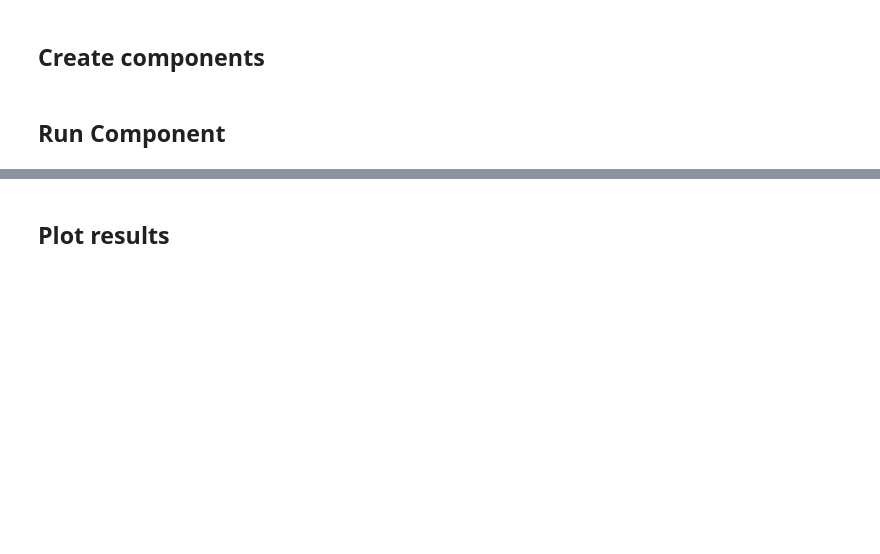
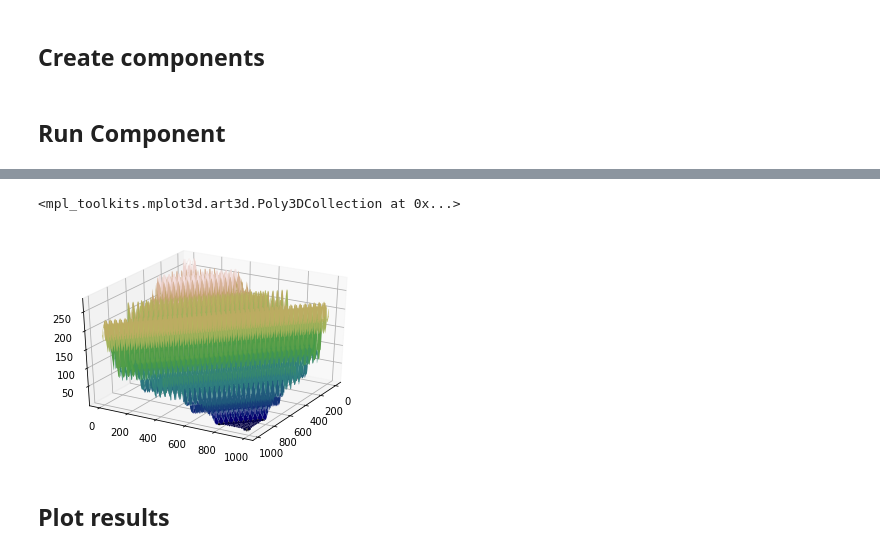
Before and after one commit to alanoMartins/LandLab_Explore, a Jupyter notebook: Component Shear stress Cont.ipynb, the cells around one changed output, grey strips where cells are left out. Saved outputs shown, nothing was run; the diff lists cells and outputs as text; code cells hidden in the pictures; blank space fills up the shorter version.

```diff
--- a/Component Shear stress Cont.ipynb
+++ b/Component Shear stress Cont.ipynb
@@ -165,3 +201,29 @@ def classify_grain(size):
+# %%
+v = mg.at_node['topographic__elevation'].reshape(987, 1267)
+lines, col = v.shape
+
+
+X = np.array(list(range(lines)))
+Y = np.array(list(range(lines)))
+
+Z = np.rint(z[0:lines])
+# %%
+fig = plt.figure()
+ax = plt.axes(projection='3d')
+
+ax.view_init(30, 30)
+
+step = int((len(Z)/3))
+xi = np.linspace(X.min(),X.max(),step)
+yi = np.linspace(Y.min(),Y.max(),step)
+zi = griddata((X, Y), Z, (xi[None,:], yi[:,None]), method='nearest')
+
+xig, yig = np.meshgrid(xi, yi)
+
+ax.plot_surface(xig, yig, zi, cmap='gist_earth')
+# %% [output]
+<mpl_toolkits.mplot3d.art3d.Poly3DCollection at 0x...>
+[figure, added]
 # %% [markdown]
 ## Plot results
 # %%
```
Also changed, not shown: parts of 10 cells of this notebook, 6 other files.
